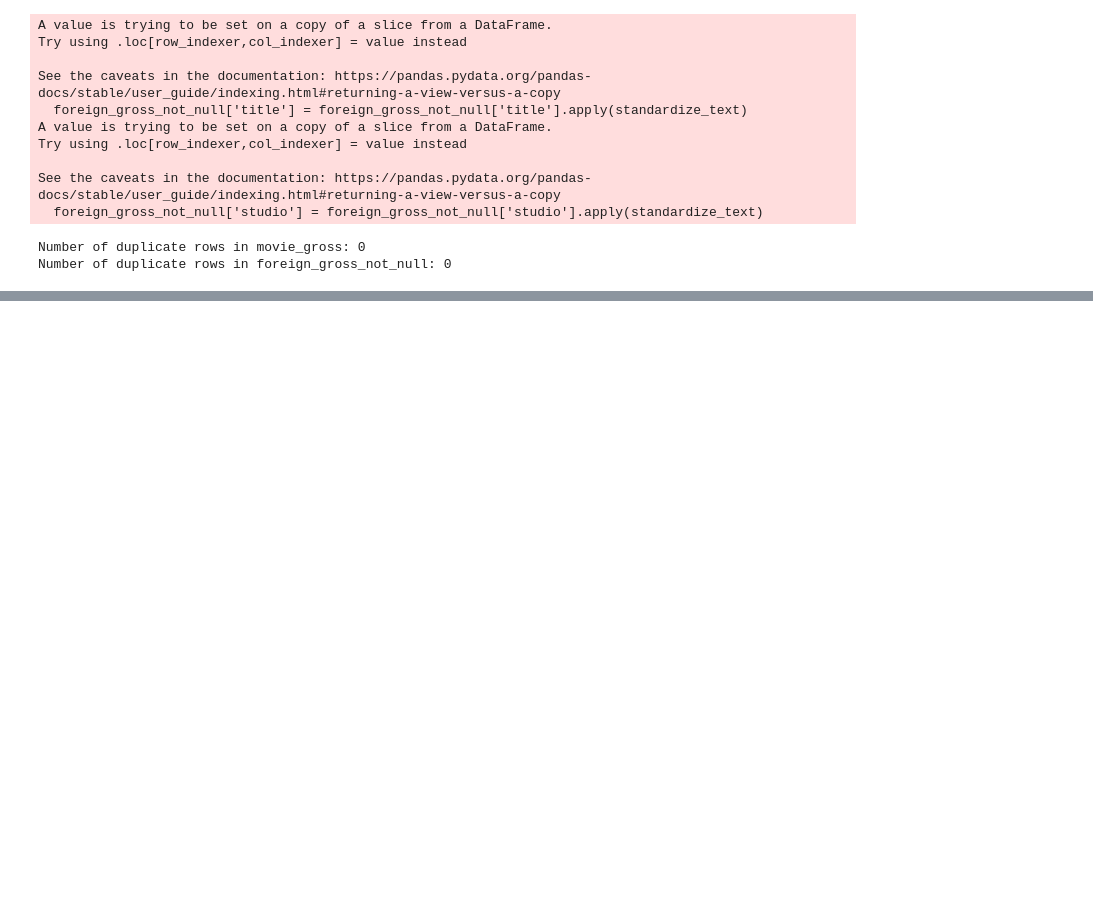
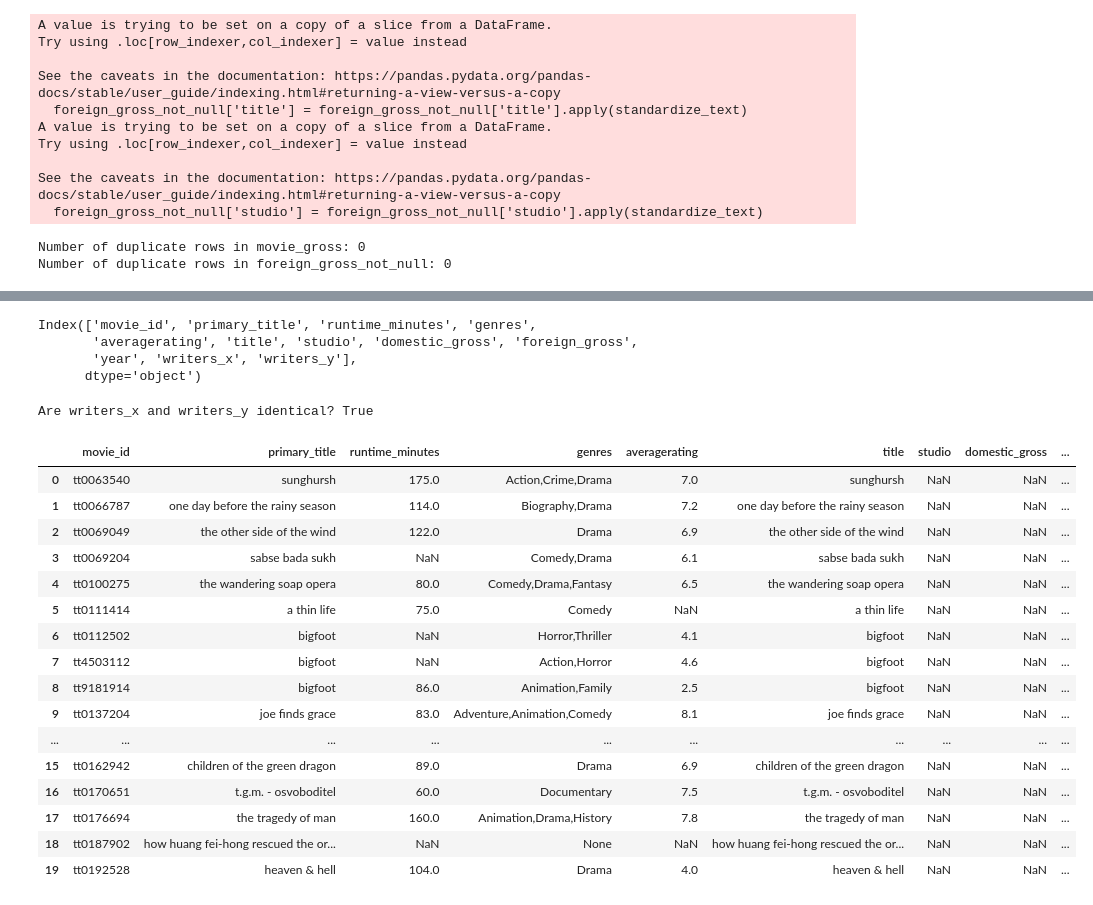
Before and after one commit to agambino720/movie_analytics_project, a Jupyter notebook: movie_analytics_project.ipynb, the cells around one changed output, grey strips where cells are left out. Drawn from its saved outputs; the diff is of its cells as text; code cells hidden in the pictures; blank space fills up the shorter version.

Commit message:
Cleaned and merged IMDB and Movie Gross Datasets

```diff
--- a/movie_analytics_project.ipynb
+++ b/movie_analytics_project.ipynb
@@ -196,0 +358,7 @@ Number of duplicate rows in foreign_gross_not_null: 0
+# %%
+# Perform the full outer merge
+full_df = pd.merge(first_df, movie_gross, left_on='primary_title', right_on='title', how='outer')
+
+# Display the shape and first few rows to verify
+print("Full DataFrame shape after merge:", full_df.shape)
+print(full_df.head())
@@ -196,0 +423,13 @@ Number of duplicate rows in foreign_gross_not_null: 0
+# %%
+# Fill missing primary_title with title
+full_df['primary_title'] = full_df['primary_title'].fillna(full_df['title'])
+
+# Fill missing title with primary_title
+full_df['title'] = full_df['title'].fillna(full_df['primary_title'])
+
+# Display the first few rows to verify
+print(full_df.head())
+
+# Check for any remaining missing values in key columns
+missing_values = full_df[['primary_title', 'title']].isnull().sum()
+print("Missing values in key columns after filling:\n", missing_values)
@@ -196,0 +484,18 @@ Number of duplicate rows in foreign_gross_not_null: 0
+# %%
+# Adding writers to the df
+writers['writer_name'] = writers['writer_name'].fillna('unknown')
+
+# Aggregate writer names for each movie_id
+writers_grouped = writers.groupby('movie_id')['writer_name'].agg(lambda x: ', '.join(x)).reset_index()
+
+# Rename the aggregated column to 'writers'
+writers_grouped.rename(columns={'writer_name': 'writers'}, inplace=True)
+
+# Display the first few rows to verify
+print(writers_grouped.head())
+
+# Merge the writers_grouped with full_df on 'movie_id'
+full_df = pd.merge(full_df, writers_grouped, on='movie_id', how='left')
+
+# Display the first few rows to verify
+full_df.head()
@@ -196,0 +515,38 @@ Number of duplicate rows in foreign_gross_not_null: 0
+# %%
+full_df.columns
+# %% [output]
+Index(['movie_id', 'primary_title', 'runtime_minutes', 'genres',
+       'averagerating', 'title', 'studio', 'domestic_gross', 'foreign_gross',
+       'year', 'writers_x', 'writers_y'],
+      dtype='object')
+# %%
+# Checking if writers_x is identical to writers_y
+if 'writers_x' in full_df.columns and 'writers_y' in full_df.columns:
+    are_identical = full_df['writers_x'].equals(full_df['writers_y'])
+    print("Are writers_x and writers_y identical?", are_identical)
+else:
+    print("Either writers_x or writers_y column does not exist.")
+# %% [output]
+Are writers_x and writers_y identical? True
+# %%
+full_df.drop(columns=['writers_y'], inplace=True)
+# %%
+full_df.head(20)
+# %% [output]
+|  | movie_id | primary_title | runtime_minutes | genres | averagerating | title | studio | domestic_gross | ... |
+| 0 | tt0063540 | sunghursh | 175.0 | Action,Crime,Drama | 7.0 | sunghursh | NaN | NaN | ... |
+| 1 | tt0066787 | one day before the rainy season | 114.0 | Biography,Drama | 7.2 | one day before the rainy season | NaN | NaN | ... |
+| 2 | tt0069049 | the other side of the wind | 122.0 | Drama | 6.9 | the other side of the wind | NaN | NaN | ... |
+| 3 | tt0069204 | sabse bada sukh | NaN | Comedy,Drama | 6.1 | sabse bada sukh | NaN | NaN | ... |
+| 4 | tt0100275 | the wandering soap opera | 80.0 | Comedy,Drama,Fantasy | 6.5 | the wandering soap opera | NaN | NaN | ... |
+| 5 | tt0111414 | a thin life | 75.0 | Comedy | NaN | a thin life | NaN | NaN | ... |
+| 6 | tt0112502 | bigfoot | NaN | Horror,Thriller | 4.1 | bigfoot | NaN | NaN | ... |
+| 7 | tt4503112 | bigfoot | NaN | Action,Horror | 4.6 | bigfoot | NaN | NaN | ... |
+| 8 | tt9181914 | bigfoot | 86.0 | Animation,Family | 2.5 | bigfoot | NaN | NaN | ... |
+| 9 | tt0137204 | joe finds grace | 83.0 | Adventure,Animation,Comedy | 8.1 | joe finds grace | NaN | NaN | ... |
+| ... | ... | ... | ... | ... | ... | ... | ... | ... | ... |
+| 15 | tt0162942 | children of the green dragon | 89.0 | Drama | 6.9 | children of the green dragon | NaN | NaN | ... |
+| 16 | tt0170651 | t.g.m. - osvoboditel | 60.0 | Documentary | 7.5 | t.g.m. - osvoboditel | NaN | NaN | ... |
+| 17 | tt0176694 | the tragedy of man | 160.0 | Animation,Drama,History | 7.8 | the tragedy of man | NaN | NaN | ... |
+| 18 | tt0187902 | how huang fei-hong rescued the or... | NaN | None | NaN | how huang fei-hong rescued the or... | NaN | NaN | ... |
+| 19 | tt0192528 | heaven & hell | 104.0 | Drama | 4.0 | heaven & hell | NaN | NaN | ... |
```
Also changed, not shown: parts of 24 cells of this notebook.
